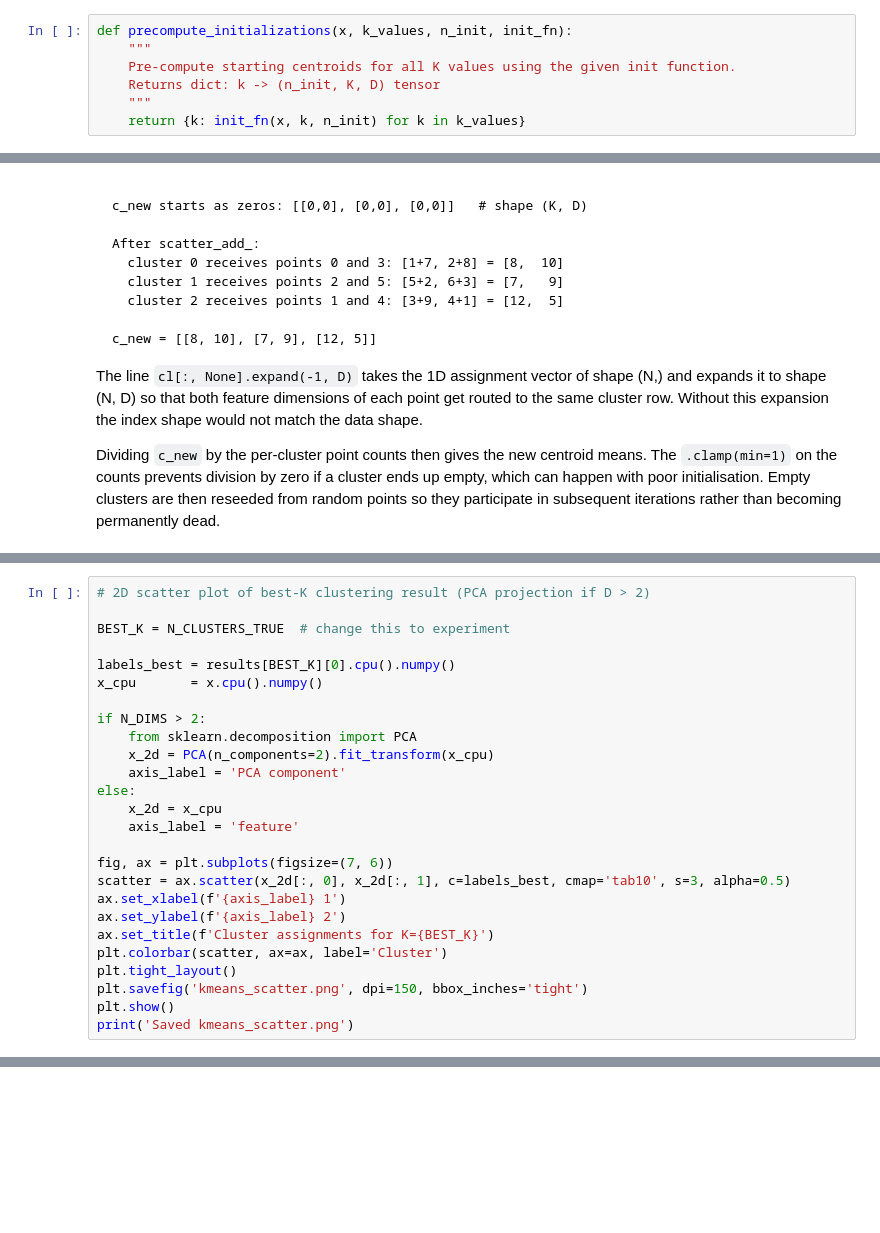
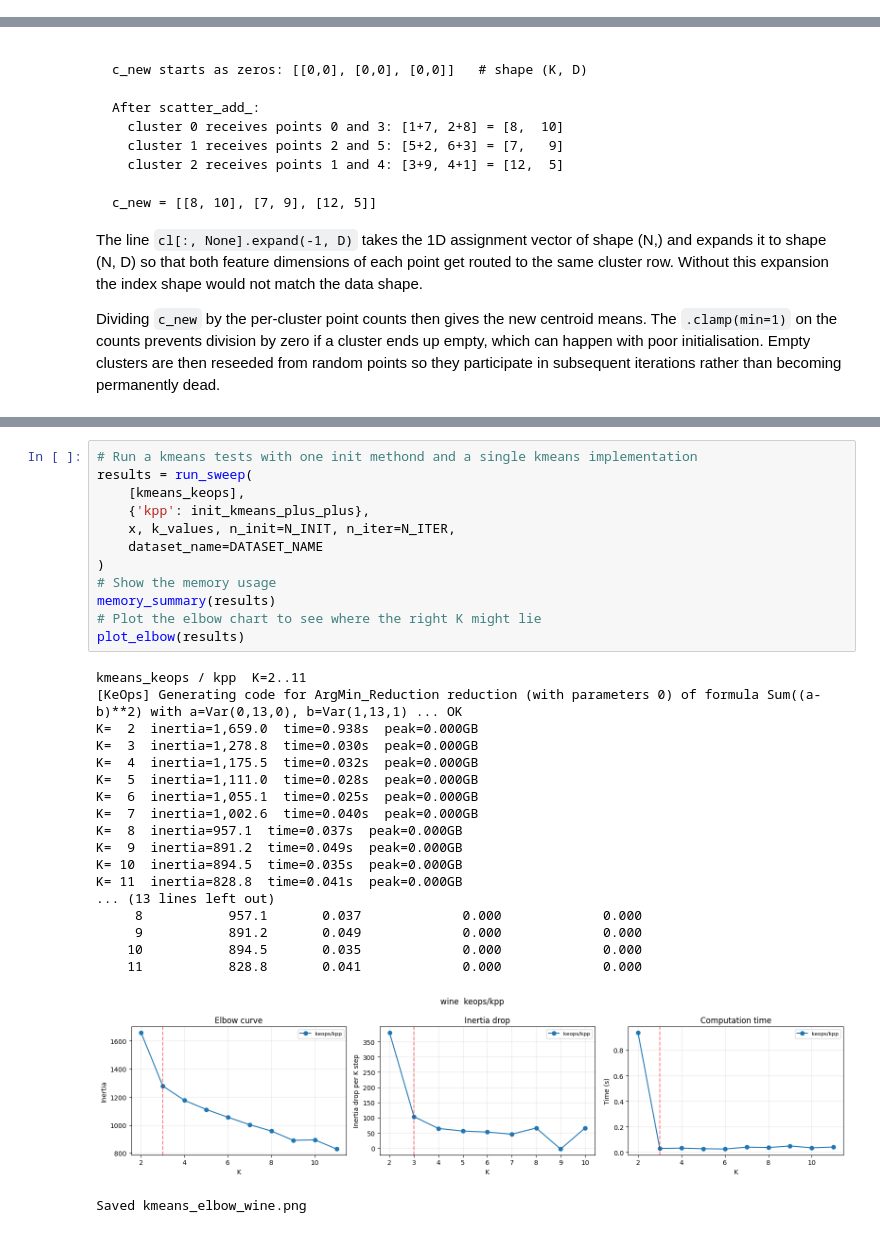
Before and after one commit to flyinacres/keops-kmeans-pub, a Jupyter notebook: kmeans.ipynb, the cells around one changed output, grey strips where cells are left out. Cells and saved outputs as stored; diff of their text form; blank space fills up the shorter version.

Commit message:
Modularized functionality, updated comments

```diff
--- a/kmeans.ipynb
+++ b/kmeans.ipynb
@@ -536,10 +727,3 @@ def init_kmeans_plus_plus_plus(x, K, n_init):
             centroids[i, k] = candidates[idx]
 
     return centroids
-# %%
-def precompute_initializations(x, k_values, n_init, init_fn):
-    """
-    Pre-compute starting centroids for all K values using the given init function.
-    Returns dict: k -> (n_init, K, D) tensor
-    """
-    return {k: init_fn(x, k, n_init) for k in k_values}
@@ -1287,26 +884,0 @@ Saved kmeans_results.png
-# %%
-# 2D scatter plot of best-K clustering result (PCA projection if D > 2)
-
-BEST_K = N_CLUSTERS_TRUE  # change this to experiment
-
-labels_best = results[BEST_K][0].cpu().numpy()
-x_cpu       = x.cpu().numpy()
-
-if N_DIMS > 2:
-    from sklearn.decomposition import PCA
-    x_2d = PCA(n_components=2).fit_transform(x_cpu)
-    axis_label = 'PCA component'
-else:
-    x_2d = x_cpu
-    axis_label = 'feature'
-
-fig, ax = plt.subplots(figsize=(7, 6))
-scatter = ax.scatter(x_2d[:, 0], x_2d[:, 1], c=labels_best, cmap='tab10', s=3, alpha=0.5)
-ax.set_xlabel(f'{axis_label} 1')
-ax.set_ylabel(f'{axis_label} 2')
-ax.set_title(f'Cluster assignments for K={BEST_K}')
-plt.colorbar(scatter, ax=ax, label='Cluster')
-plt.tight_layout()
-plt.savefig('kmeans_scatter.png', dpi=150, bbox_inches='tight')
-plt.show()
-print('Saved kmeans_scatter.png')
@@ -1365,0 +2395,32 @@ At the scales tested here, KeOps and FAISS are broadly comparable in runtime. FA
+# %%
+# Run a kmeans tests with one init methond and a single kmeans implementation
+results = run_sweep(
+    [kmeans_keops],
+    {'kpp': init_kmeans_plus_plus},
+    x, k_values, n_init=N_INIT, n_iter=N_ITER,
+    dataset_name=DATASET_NAME
+)
+# Show the memory usage
+memory_summary(results)
+# Plot the elbow chart to see where the right K might lie
+plot_elbow(results)
+# %% [output]
+kmeans_keops / kpp  K=2..11
+[KeOps] Generating code for ArgMin_Reduction reduction (with parameters 0) of formula Sum((a-b)**2) with a=Var(0,13,0), b=Var(1,13,1) ... OK
+K=  2  inertia=1,659.0  time=0.938s  peak=0.000GB
+K=  3  inertia=1,278.8  time=0.030s  peak=0.000GB
+K=  4  inertia=1,175.5  time=0.032s  peak=0.000GB
+K=  5  inertia=1,111.0  time=0.028s  peak=0.000GB
+K=  6  inertia=1,055.1  time=0.025s  peak=0.000GB
+K=  7  inertia=1,002.6  time=0.040s  peak=0.000GB
+K=  8  inertia=957.1  time=0.037s  peak=0.000GB
+K=  9  inertia=891.2  time=0.049s  peak=0.000GB
+K= 10  inertia=894.5  time=0.035s  peak=0.000GB
+K= 11  inertia=828.8  time=0.041s  peak=0.000GB
+... (13 lines left out)
+     8           957.1       0.037             0.000             0.000
+     9           891.2       0.049             0.000             0.000
+    10           894.5       0.035             0.000             0.000
+    11           828.8       0.041             0.000             0.000
+[figure, added]
+Saved kmeans_elbow_wine.png
```
Also changed, not shown: parts of 97 cells of this notebook.
